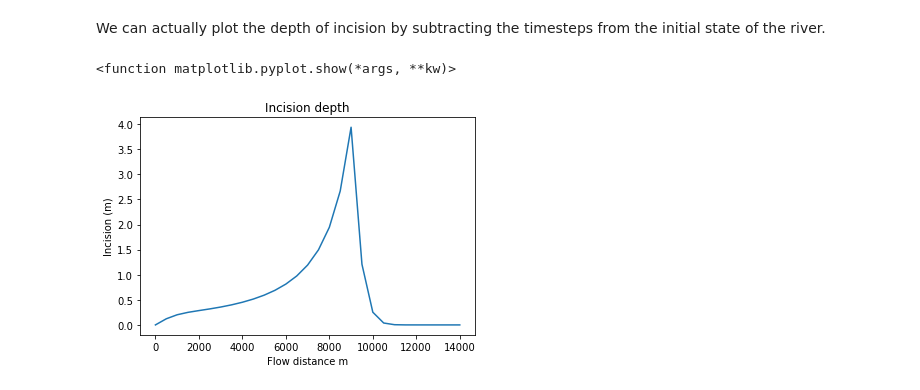
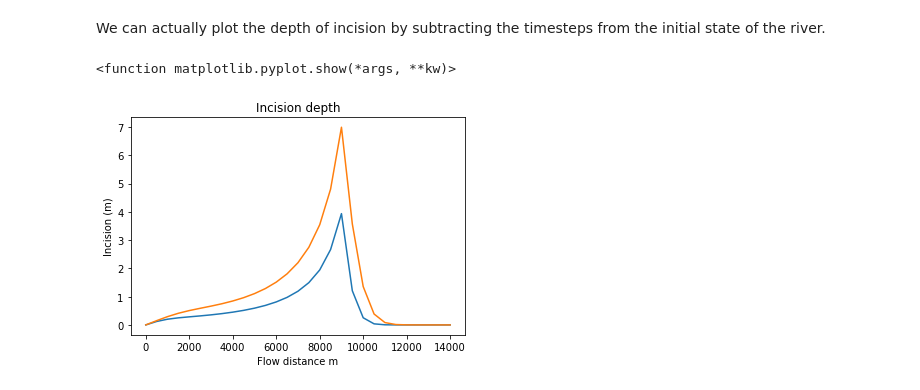
Before and after one commit to simon-m-mudd/smm_teaching_notebooks, a Jupyter notebook: Channel_incision/Lesson_04_drainage_capture.ipynb, the cells around one changed output. Drawn from its saved outputs; the diff is of its cells as text; code cells hidden in the pictures.

```diff
--- a/Channel_incision/Lesson_04_drainage_capture.ipynb
+++ b/Channel_incision/Lesson_04_drainage_capture.ipynb
@@ -101,13 +98,15 @@ initial_channel.plot_transient_channel(times = times, elevations = elevations,
 We can actually plot the depth of incision by subtracting the timesteps from the initial state of the river.
 # %%
 incision = np.subtract(initial_z,elevations[1])
+incision2 = np.subtract(initial_z,elevations[2])
 flow_distance = initial_channel.x_data
 
 plt.plot(flow_distance,incision)
+plt.plot(flow_distance,incision2)
 plt.xlabel("Flow distance m")
 plt.ylabel("Incision (m)")
 plt.title("Incision depth")
 plt.show
 # %% [output]
 <function matplotlib.pyplot.show(*args, **kw)>
-[figure, old version]
+[figure, new version]
```
Also changed, not shown: parts of 1 cell of this notebook, 3 other files.
